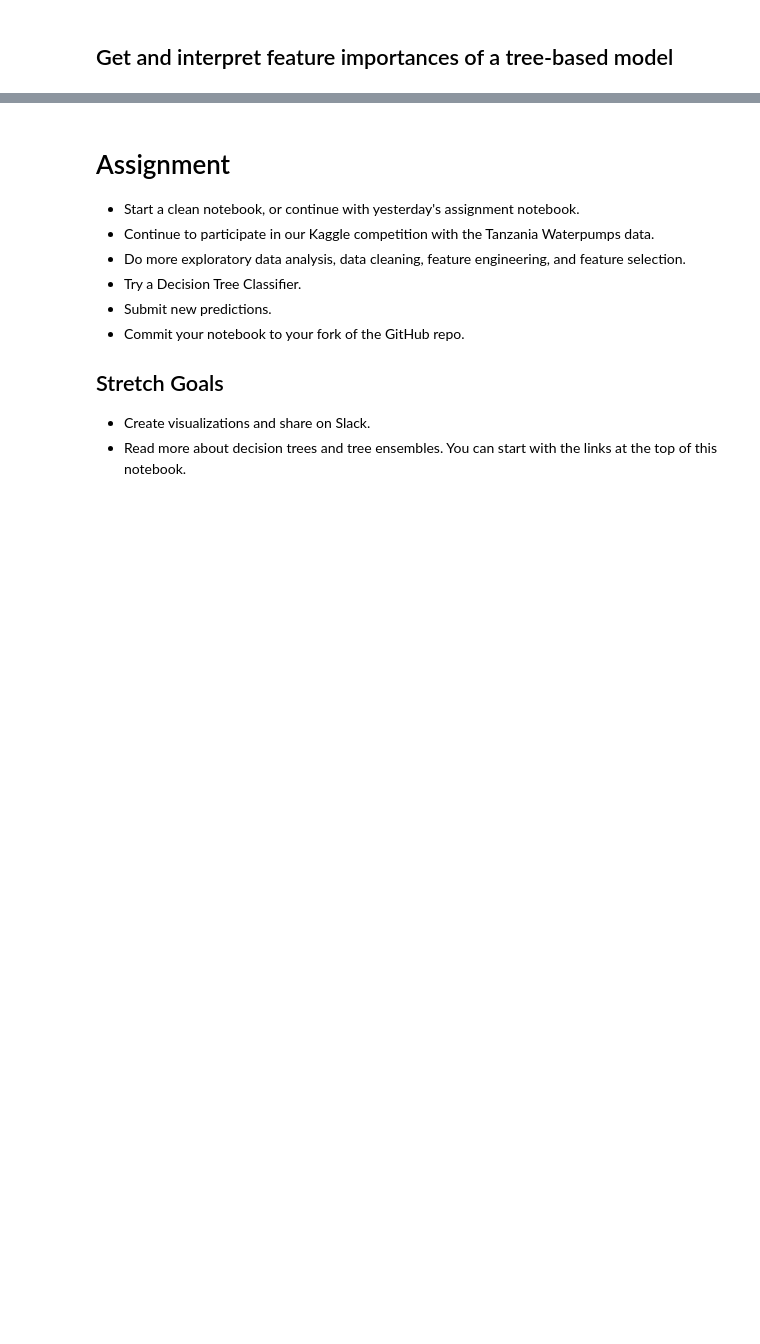
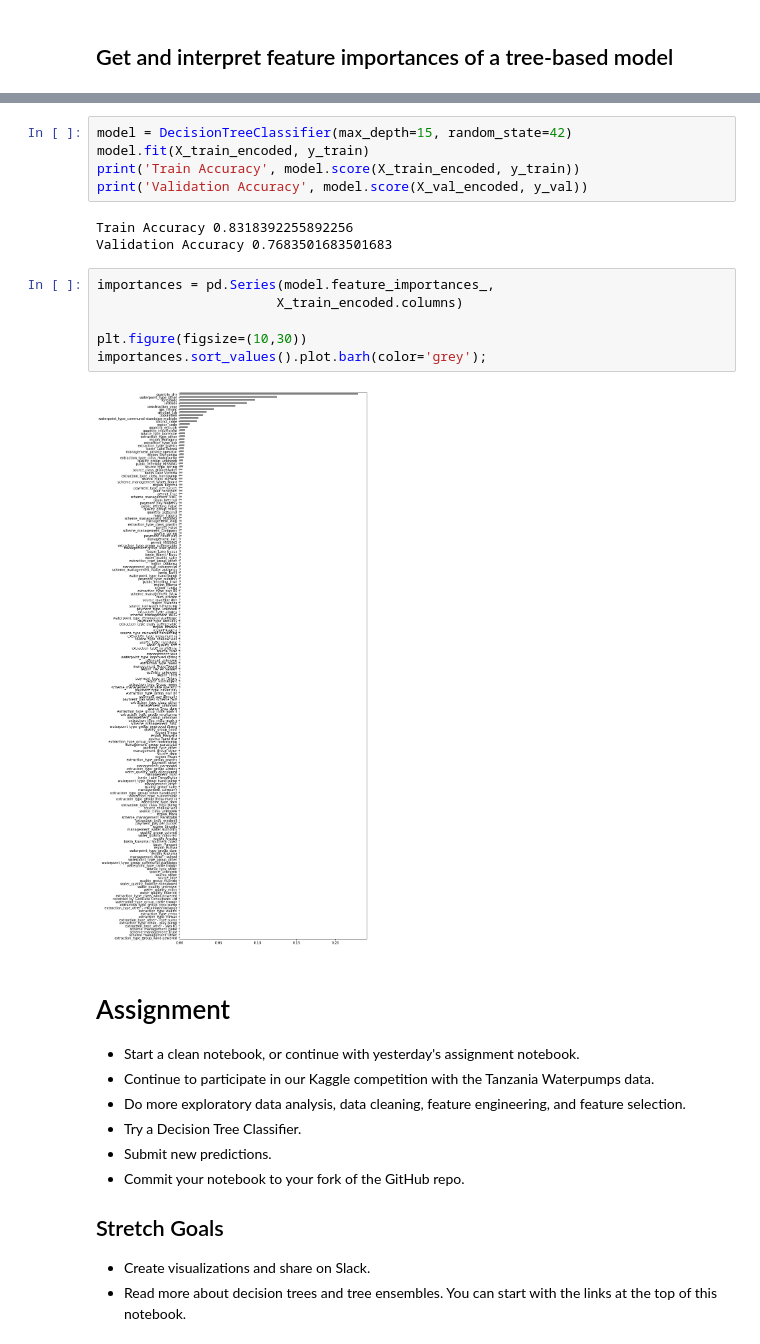
Before and after one commit to LambdaSchool/DS-Unit-2-Classification-1, a Jupyter notebook: module2-decision-trees/decision_trees.ipynb, the cells around one changed output, grey strips where cells are left out. Cells and saved outputs as stored; diff of their text form; blank space fills up the shorter version.

```diff
--- a/module2-decision-trees/decision_trees.ipynb
+++ b/module2-decision-trees/decision_trees.ipynb
@@ -490,3 +506,19 @@ viztree(tree, feature_names=house_X.columns)
+# %%
+model = DecisionTreeClassifier(max_depth=15, random_state=42)
+model.fit(X_train_encoded, y_train)
+print('Train Accuracy', model.score(X_train_encoded, y_train))
+print('Validation Accuracy', model.score(X_val_encoded, y_val))
+# %% [output]
+Train Accuracy 0.8318392255892256
+Validation Accuracy 0.7683501683501683
+# %%
+importances = pd.Series(model.feature_importances_,
+                       X_train_encoded.columns)
+
+plt.figure(figsize=(10,30))
+importances.sort_values().plot.barh(color='grey');
+# %% [output]
+[figure, added]
 # %% [markdown]
 # Assignment
 - Start a clean notebook, or continue with yesterday's assignment notebook.
```
Also changed, not shown: parts of 3 cells of this notebook, 5 other files.
